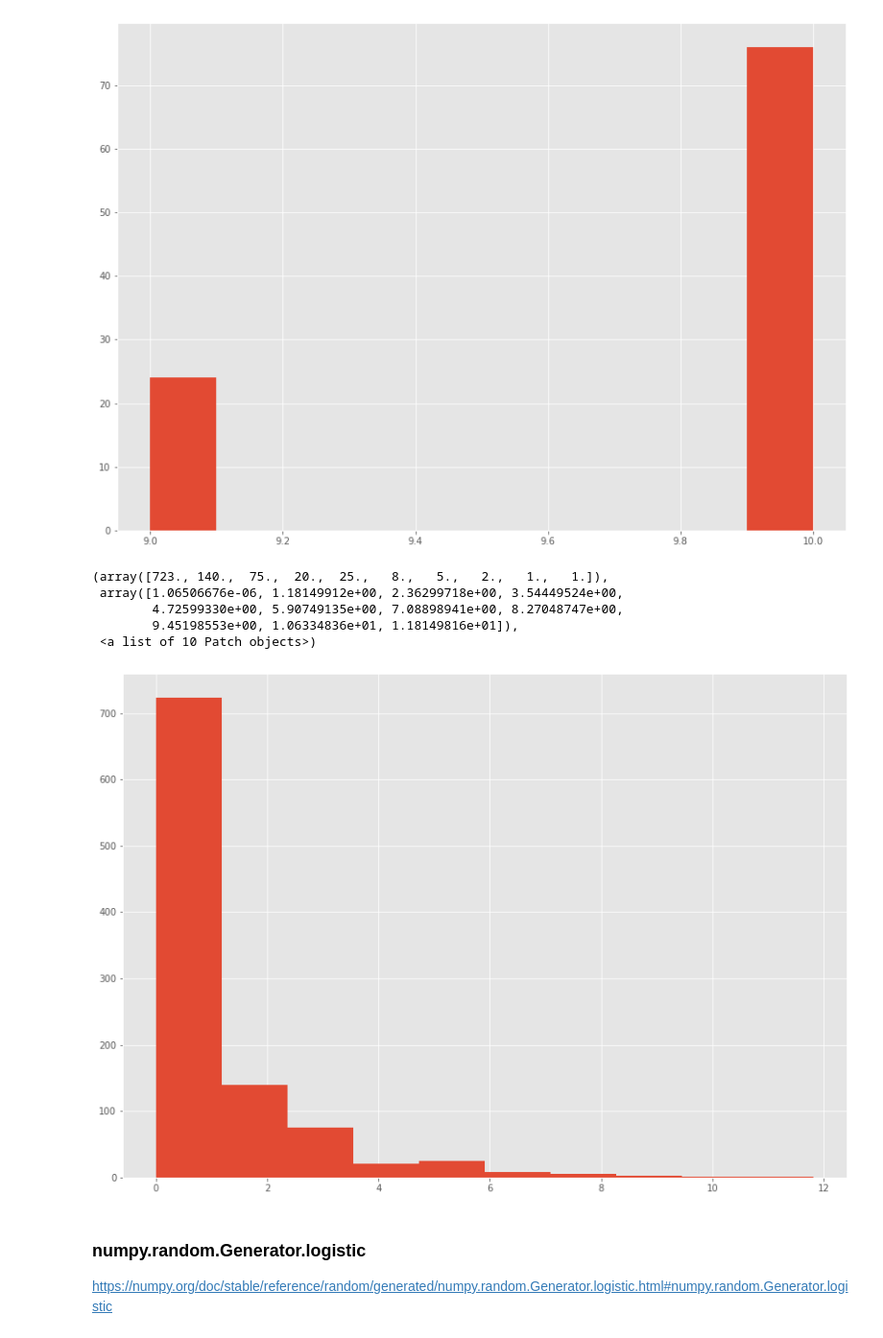
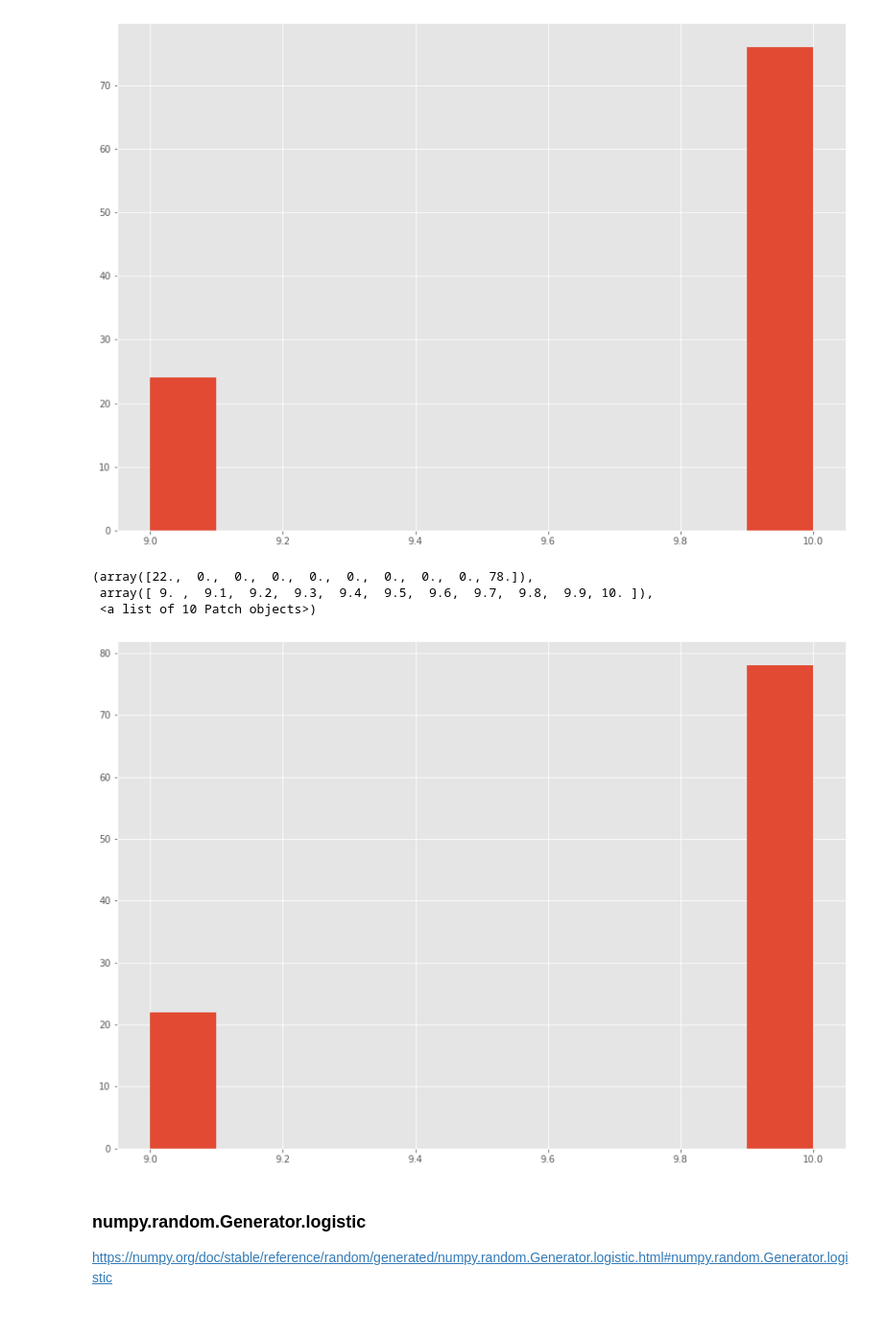
Before and after one commit to Samjean2020/progda2020-project, a Jupyter notebook: progda2020project.ipynb, the cells around one changed output. Shown at 96% size. Saved outputs shown, nothing was run; the diff lists cells and outputs as text; code cells hidden in the pictures.

```diff
--- a/progda2020project.ipynb
+++ b/progda2020project.ipynb
@@ -450,23 +477,21 @@ plt.show()
 # %%
 
 #https://numpy.org/doc/stable/reference/random/generated/numpy.random.Generator.hypergeometric.html#numpy.random.Generator.hypergeometric
 from matplotlib.pyplot import hist
 
 df = pd.read_csv("COVID-19-geographic-disbtribution-worldwide - Copy - Copy.csv")
 
 rng = np.random.default_rng()
 ngood, nbad, nsamp = 100, 2, 10
 
 cases = rng.hypergeometric(ngood, nbad, nsamp, 100)
 
-hist(s)
+hist(cases)
 # %% [output]
-(array([723., 140.,  75.,  20.,  25.,   8.,   5.,   2.,   1.,   1.]),
- array([1.06506676e-06, 1.18149912e+00, 2.36299718e+00, 3.54449524e+00,
-        4.72599330e+00, 5.90749135e+00, 7.08898941e+00, 8.27048747e+00,
-        9.45198553e+00, 1.06334836e+01, 1.18149816e+01]),
+(array([22.,  0.,  0.,  0.,  0.,  0.,  0.,  0.,  0., 78.]),
+ array([ 9. ,  9.1,  9.2,  9.3,  9.4,  9.5,  9.6,  9.7,  9.8,  9.9, 10. ]),
  <a list of 10 Patch objects>)
-[figure, old version]
+[figure, new version]
 # %% [markdown]
 ### numpy.random.Generator.logistic
 https://numpy.org/doc/stable/reference/random/generated/numpy.random.Generator.logistic.html#numpy.random.Generator.logistic
```
Also changed, not shown: parts of 24 cells of this notebook.
